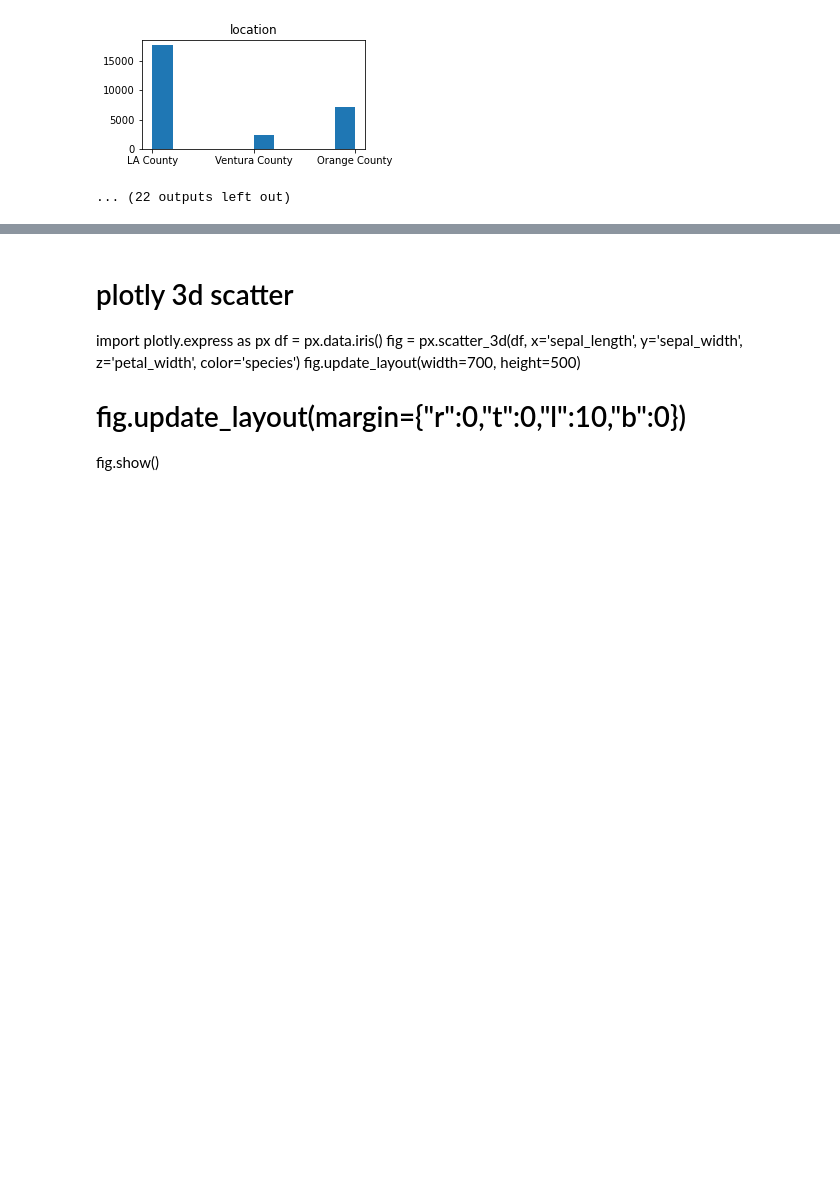
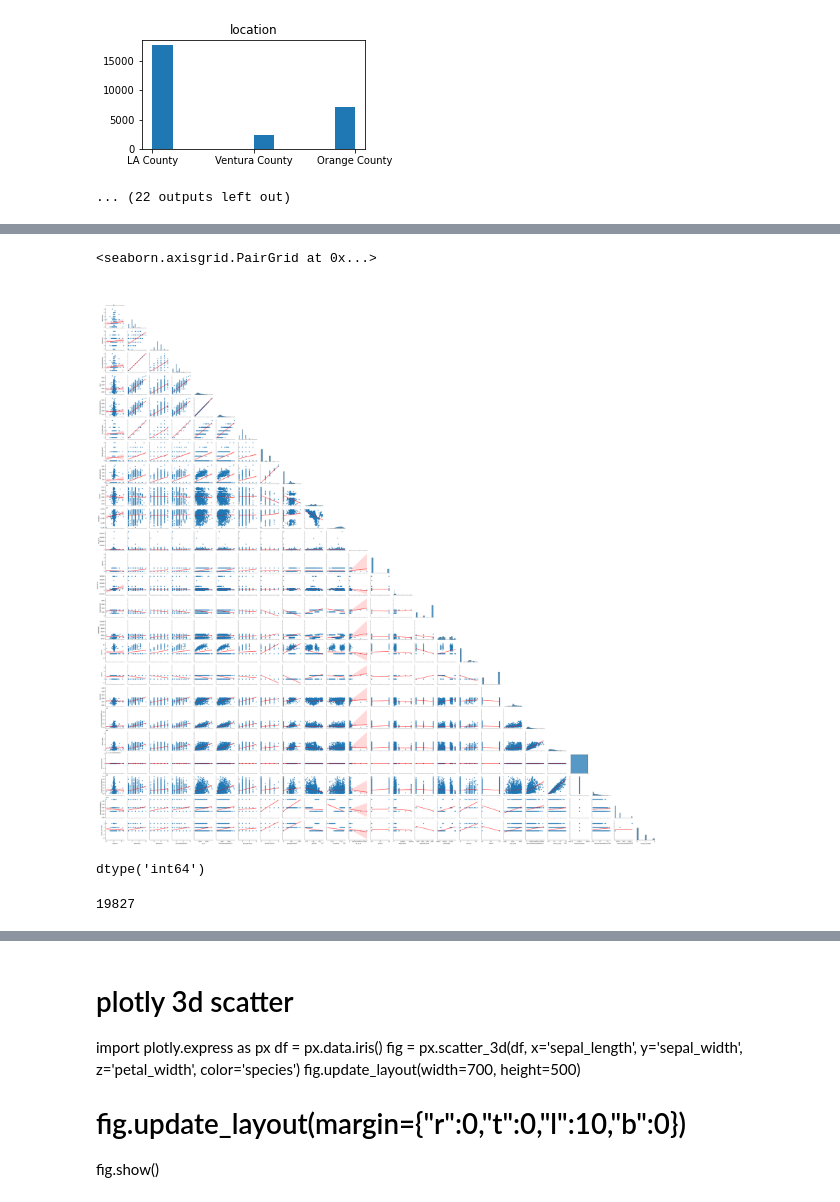
Before and after one commit to SchneemannDavid/clustering_project, a Jupyter notebook: explore_zillow.ipynb, the cells around one changed output, grey strips where cells are left out. Cells and saved outputs as stored; diff of their text form; code cells hidden in the pictures; blank space fills up the shorter version.

```diff
--- a/explore_zillow.ipynb
+++ b/explore_zillow.ipynb
@@ -301,0 +222,14 @@ for col in train.columns:
+# %%
+# Creating a snapshot of our data, variables, and their relationships
+sns.pairplot(train_explore.sample(2000), kind='reg', corner=True, plot_kws={'line_kws':{'color':'red'}})
+# %% [output]
+<seaborn.axisgrid.PairGrid at 0x...>
+[figure, added]
+# %%
+train_explore.year_built.dtype
+# %% [output]
+dtype('int64')
+# %%
+train.censustractandblock.nunique()
+# %% [output]
+19827
```
Also changed, not shown: parts of 15 cells of this notebook, 4 other files.
